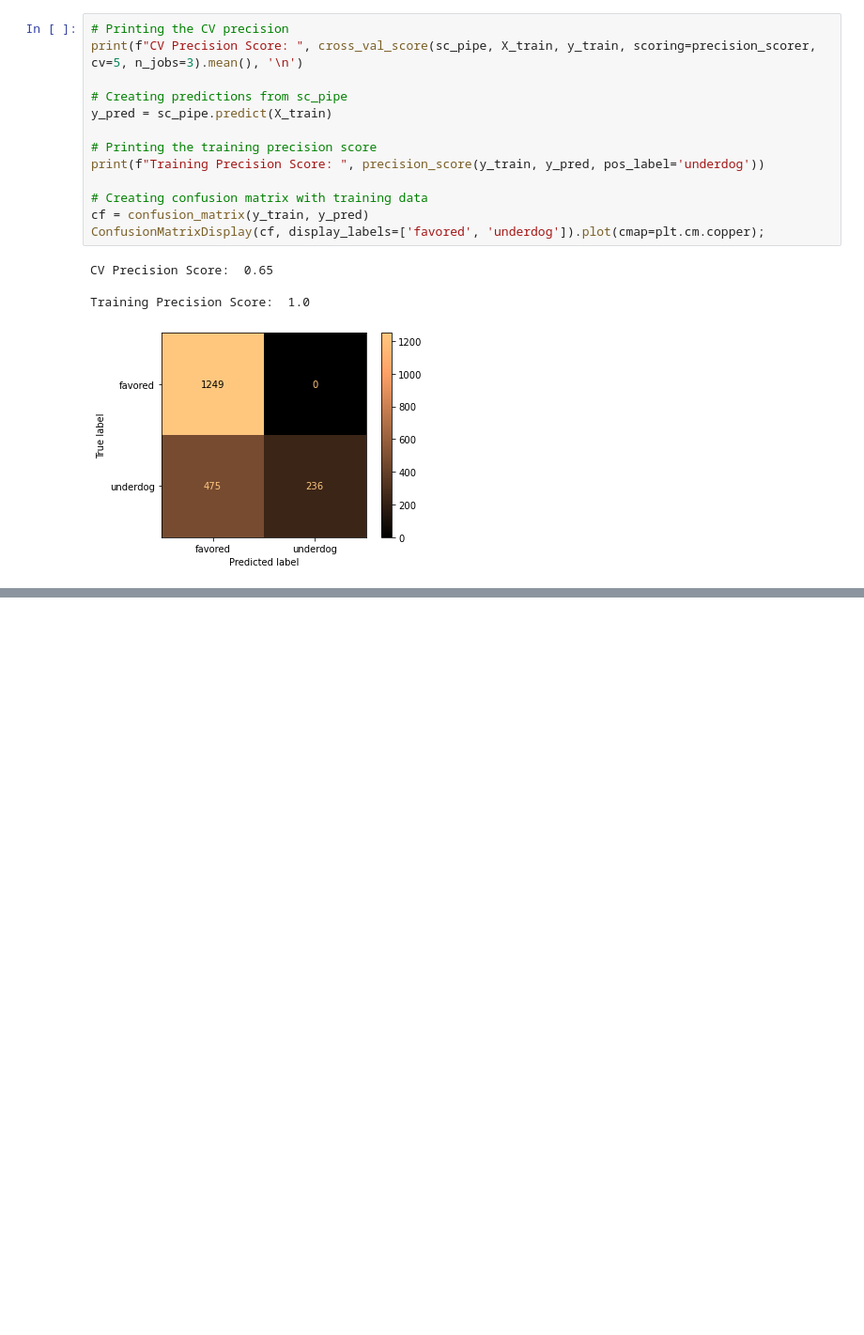
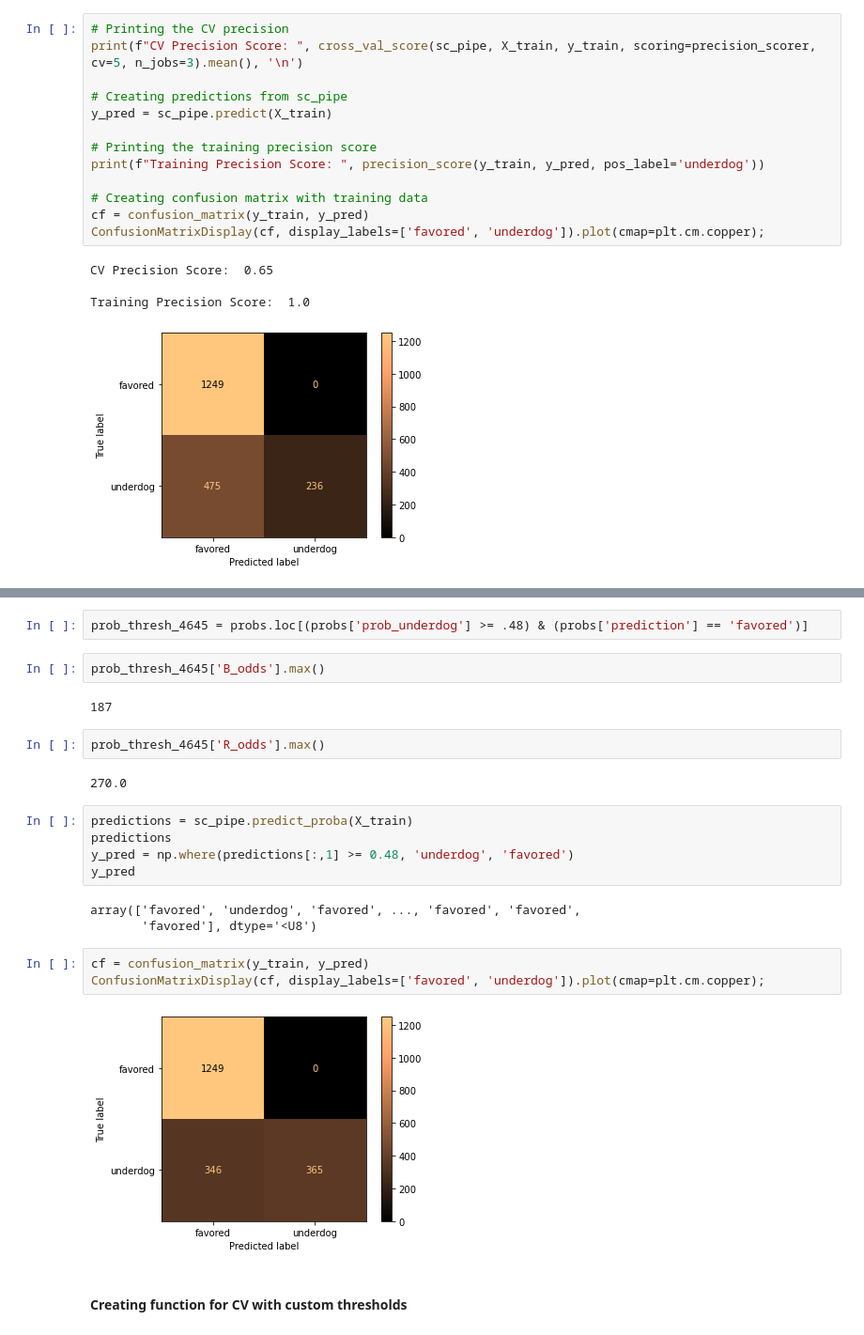
Before and after one commit to Ben-Gilbert333/Predicting_UFC_Winners, a Jupyter notebook: predicting_ufc_winners.ipynb, the cells around one changed output, grey strips where cells are left out. Shown at 94% size. Saved outputs shown, nothing was run; the diff lists cells and outputs as text; blank space fills up the shorter version.

```diff
--- a/predicting_ufc_winners.ipynb
+++ b/predicting_ufc_winners.ipynb
@@ -1388,0 +1434,25 @@ Training Precision Score:  1.0
+# %%
+prob_thresh_4645 = probs.loc[(probs['prob_underdog'] >= .48) & (probs['prediction'] == 'favored')]
+# %%
+prob_thresh_4645['B_odds'].max()
+# %% [output]
+187
+# %%
+prob_thresh_4645['R_odds'].max()
+# %% [output]
+270.0
+# %%
+predictions = sc_pipe.predict_proba(X_train)
+predictions
+y_pred = np.where(predictions[:,1] >= 0.48, 'underdog', 'favored')
+y_pred
+# %% [output]
+array(['favored', 'underdog', 'favored', ..., 'favored', 'favored',
+       'favored'], dtype='<U8')
+# %%
+cf = confusion_matrix(y_train, y_pred)
+ConfusionMatrixDisplay(cf, display_labels=['favored', 'underdog']).plot(cmap=plt.cm.copper);
+# %% [output]
+[figure, added]
+# %% [markdown]
+#### Creating function for CV with custom thresholds
```
Also changed, not shown: parts of 18 cells of this notebook, 2 other files.
